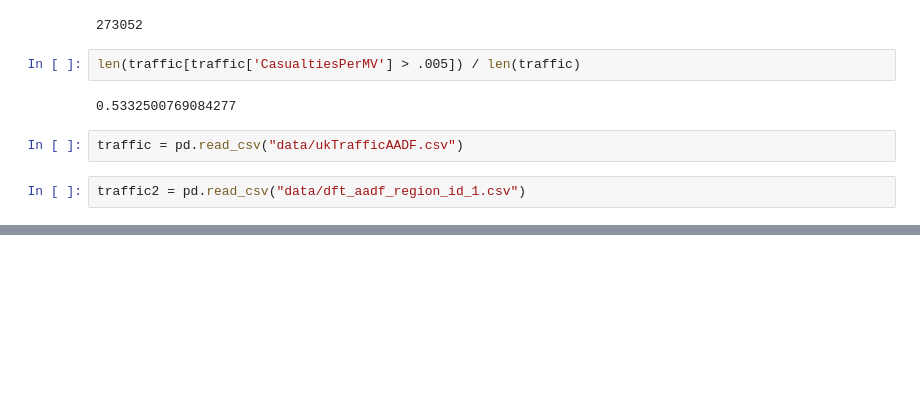
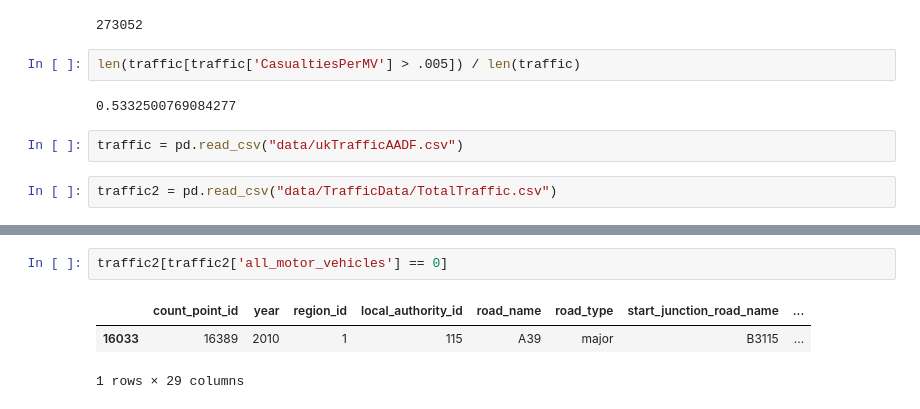
Before and after one commit to ExterminatingTheCode/ukAccidentAnalysis, a Jupyter notebook: FirstExplore.ipynb, the cells around one changed output, grey strips where cells are left out. Drawn from its saved outputs; the diff is of its cells as text; blank space fills up the shorter version.

```diff
--- a/FirstExplore.ipynb
+++ b/FirstExplore.ipynb
@@ -696,4 +696,4 @@ len(traffic[traffic['CasualtiesPerMV'] > .005]) / len(traffic)
 # %%
 traffic = pd.read_csv("data/ukTrafficAADF.csv")
 # %%
-traffic2 = pd.read_csv("data/dft_aadf_region_id_1.csv")
+traffic2 = pd.read_csv("data/TrafficData/TotalTraffic.csv")
@@ -747,0 +741,6 @@ Index(['AADFYear', 'CP', 'Estimation_method', 'Estimation_method_detailed',
+# %%
+traffic2[traffic2['all_motor_vehicles'] == 0]
+# %% [output]
+|  | count_point_id | year | region_id | local_authority_id | road_name | road_type | start_junction_road_name | ... |
+| 16033 | 16389 | 2010 | 1 | 115 | A39 | major | B3115 | ... |
+1 rows × 29 columns
```
Also changed, not shown: parts of 6 cells of this notebook, 2 other files.
